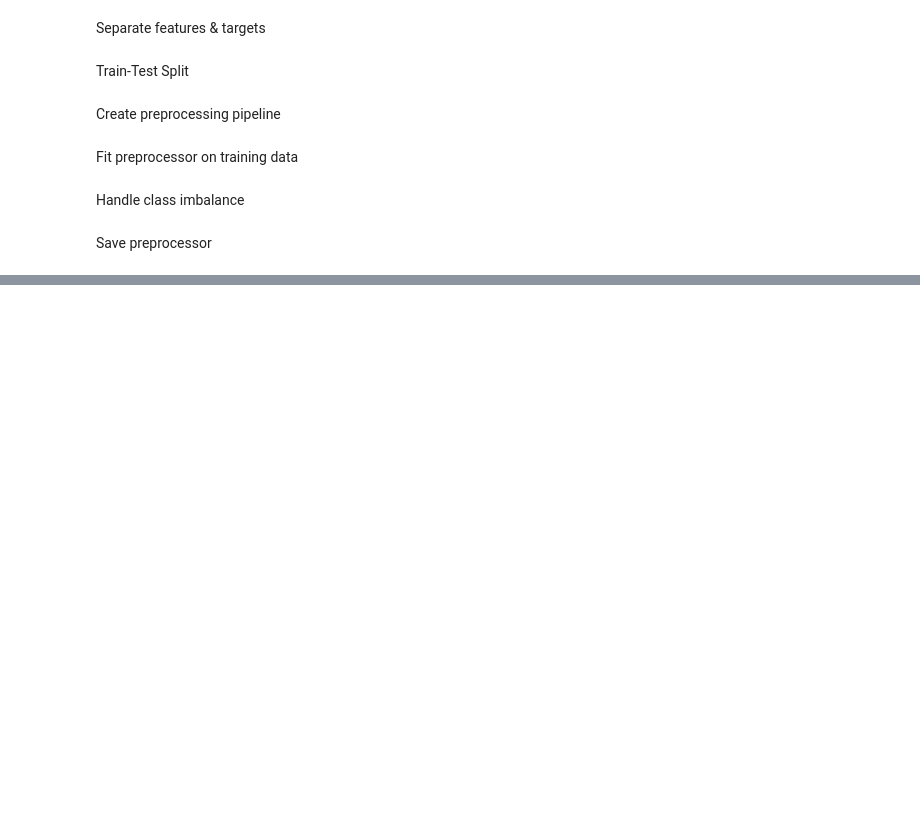
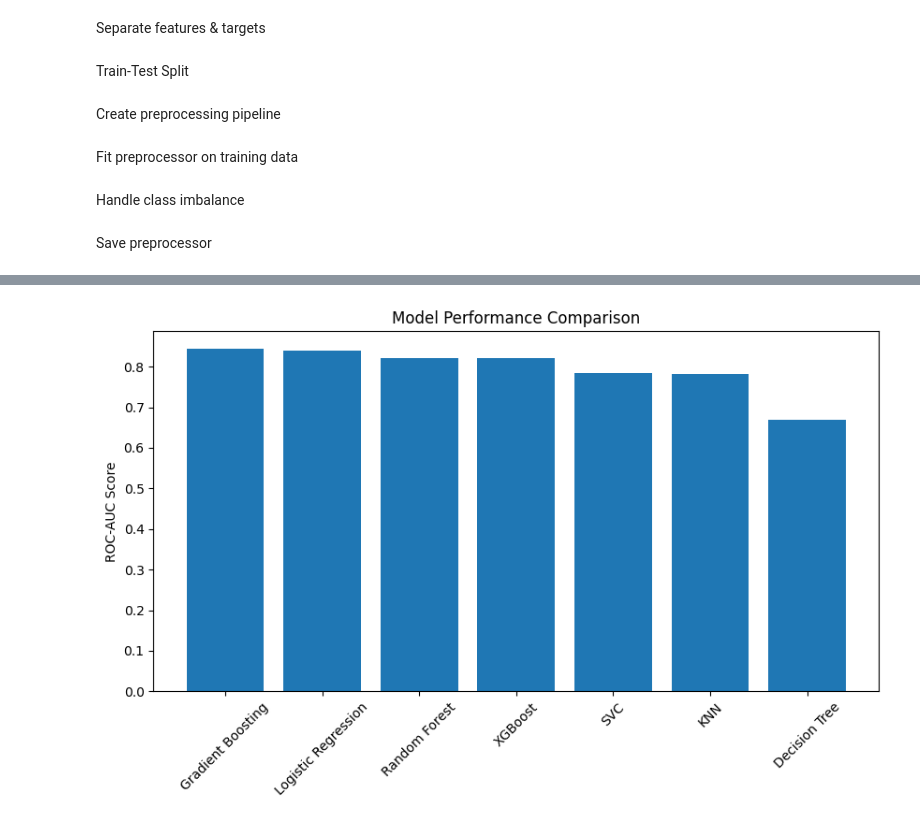
Before and after one commit to anandvenugopal-tech/ai-powered-customer-retention-telecom, a Jupyter notebook: notebooks/03_feature_engineering.ipynb, the cells around one changed output, grey strips where cells are left out. Saved outputs shown, nothing was run; the diff lists cells and outputs as text; code cells hidden in the pictures; blank space fills up the shorter version.

```diff
--- a/notebooks/03_feature_engineering.ipynb
+++ b/notebooks/03_feature_engineering.ipynb
@@ -183,0 +188,22 @@ joblib.dump(preprocessor, "../models/preprocessor.pkl")
+# %%
+models = {
+    "Logistic Regression": LogisticRegression(max_iter=2000),
+    "Decision Tree": DecisionTreeClassifier(),
+    "Random Forest": RandomForestClassifier(),
+    "Gradient Boosting": GradientBoostingClassifier(),
+    "KNN": KNeighborsClassifier(),
+    "SVC": SVC(probability=True),
+    "XGBoost": XGBClassifier(eval_metric="logloss")
+}
+# %%
+results = []
+
+for name, model in models.items():
+    model.fit(X_train_processed, y_train)
+    probs = model.predict_proba(X_test_processed)[:, 1]
+    auc = roc_auc_score(y_test, probs)
+    results.append([name, auc])
+
+df_results = pd.DataFrame(results, columns=["Model", "ROC-AUC"])
+df_results.sort_values(by="ROC-AUC", ascending=False, inplace=True)
+df_results
@@ -183,0 +219,11 @@ joblib.dump(preprocessor, "../models/preprocessor.pkl")
+# %%
+import matplotlib.pyplot as plt
+
+plt.figure(figsize=(10,5))
+plt.bar(df_results["Model"], df_results["ROC-AUC"])
+plt.xticks(rotation=45)
+plt.ylabel("ROC-AUC Score")
+plt.title("Model Performance Comparison")
+plt.show()
+# %% [output]
+[figure, added]
```
Also changed, not shown: parts of 3 cells of this notebook.
